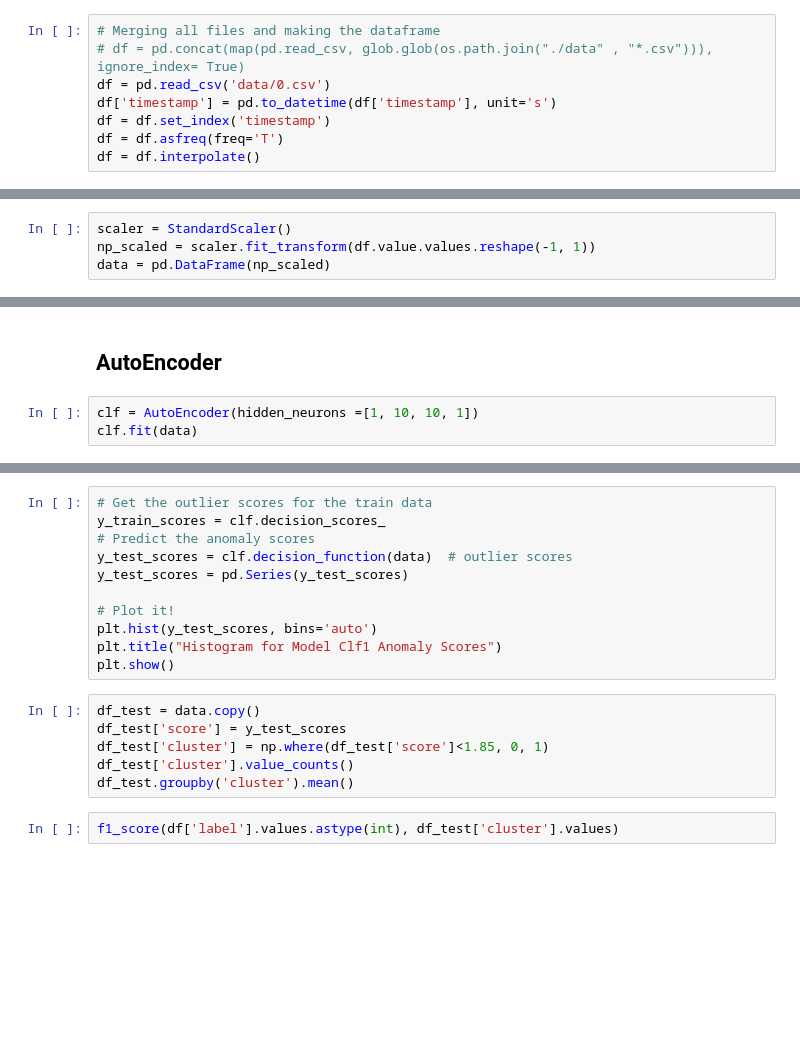
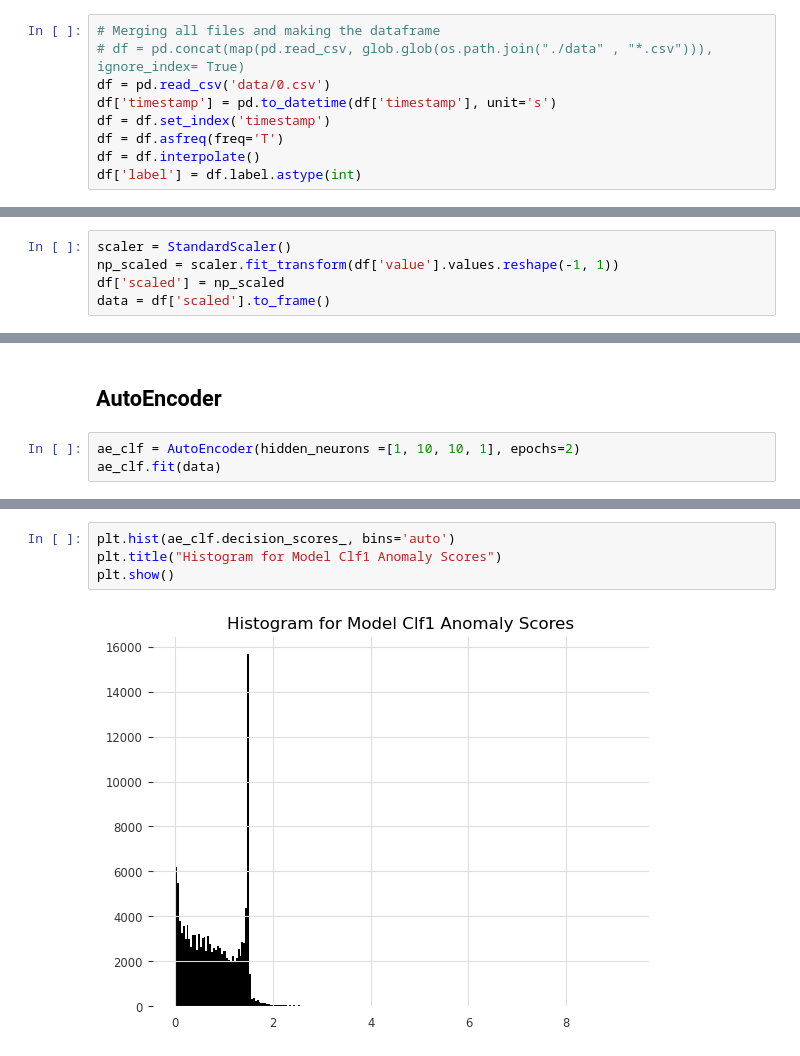
Before and after one commit to m3madadi/datadays, a Jupyter notebook: reconstruction_based.ipynb, the cells around one changed output, grey strips where cells are left out. Drawn from its saved outputs; the diff is of its cells as text; blank space fills up the shorter version.

```diff
--- a/reconstruction_based.ipynb
+++ b/reconstruction_based.ipynb
@@ -29,4 +38,5 @@ df['timestamp'] = pd.to_datetime(df['timestamp'], unit='s')
 df = df.set_index('timestamp')
 df = df.asfreq(freq='T')
 df = df.interpolate()
+df['label'] = df.label.astype(int)
 # %%
@@ -34,4 +49,5 @@ df_hourly = df.resample('H').mean()
 # %%
 scaler = StandardScaler()
-np_scaled = scaler.fit_transform(df.value.values.reshape(-1, 1))
-data = pd.DataFrame(np_scaled)
+np_scaled = scaler.fit_transform(df['value'].values.reshape(-1, 1))
+df['scaled'] = np_scaled
+data = df['scaled'].to_frame()
@@ -43,5 +62,5 @@ train, val = series[:-round(len(df_hourly) / 5)], series[-round(len(df_hourly) /
 # %% [markdown]
 ## AutoEncoder
 # %%
-clf = AutoEncoder(hidden_neurons =[1, 10, 10, 1])
-clf.fit(data)
+ae_clf = AutoEncoder(hidden_neurons =[1, 10, 10, 1], epochs=2)
+ae_clf.fit(data)
@@ -48,19 +91,6 @@ clf.fit(data)
-# %%
-# Get the outlier scores for the train data
-y_train_scores = clf.decision_scores_
-# Predict the anomaly scores
-y_test_scores = clf.decision_function(data)  # outlier scores
-y_test_scores = pd.Series(y_test_scores)
-
-# Plot it!
-plt.hist(y_test_scores, bins='auto')
-plt.title("Histogram for Model Clf1 Anomaly Scores")
-plt.show()
-# %%
-df_test = data.copy()
-df_test['score'] = y_test_scores
-df_test['cluster'] = np.where(df_test['score']<1.85, 0, 1)
-df_test['cluster'].value_counts()
-df_test.groupby('cluster').mean()
-# %%
-f1_score(df['label'].values.astype(int), df_test['cluster'].values)
+# %%
+plt.hist(ae_clf.decision_scores_, bins='auto')
+plt.title("Histogram for Model Clf1 Anomaly Scores")
+plt.show()
+# %% [output]
+[figure, added]
```
Also changed, not shown: parts of 25 cells of this notebook, 4 other files.
